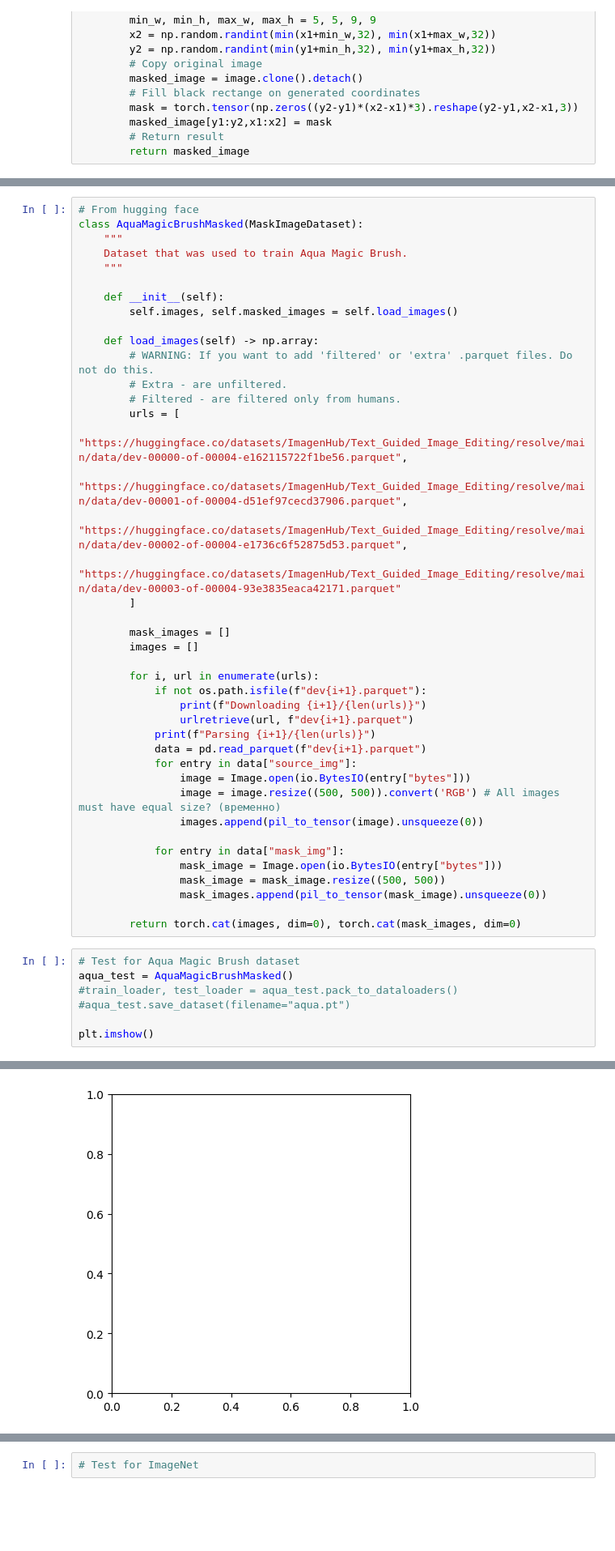
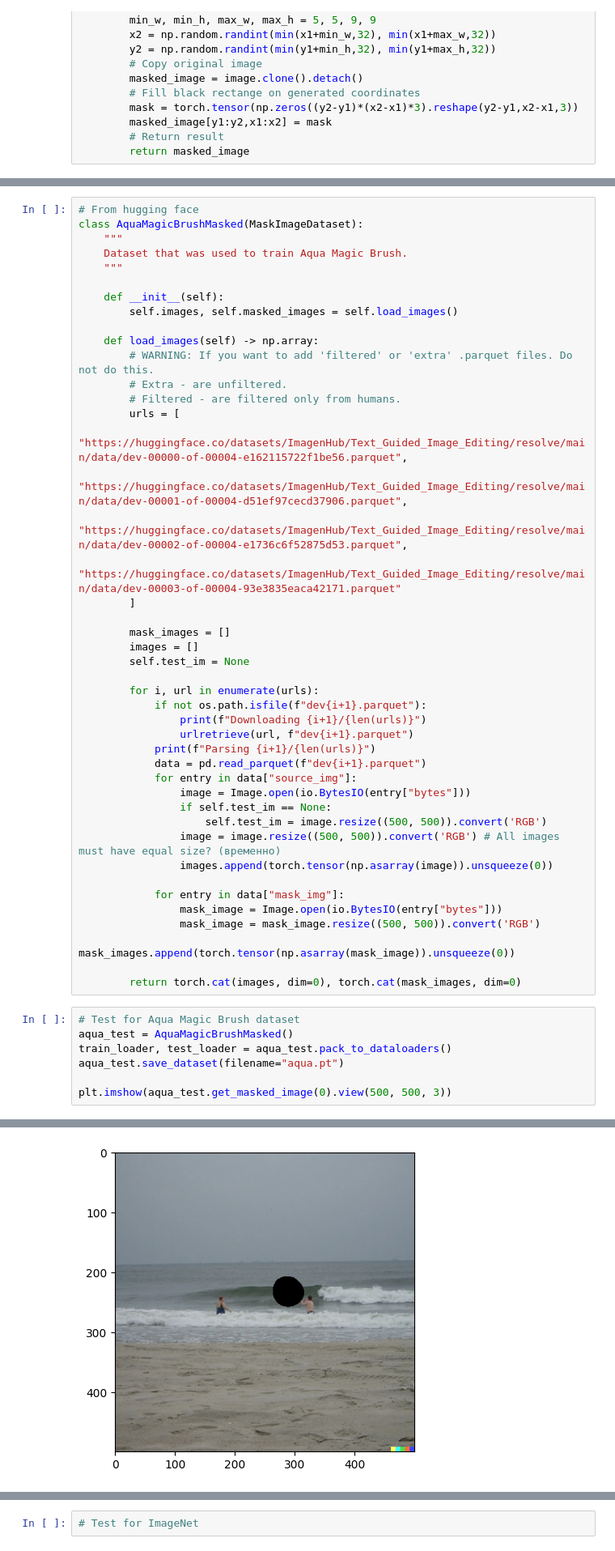
Before and after one commit to Nagim123/DeepImageInpainting, a Jupyter notebook: notebooks/image_inpainting.ipynb, the cells around one changed output, grey strips where cells are left out. Shown: that part at 81% size. Cells and saved outputs as stored; diff of their text form; blank space fills up the shorter version.

Commit message:
Finish Aqua Brush Dataset

```diff
--- a/notebooks/image_inpainting.ipynb
+++ b/notebooks/image_inpainting.ipynb
@@ -144,6 +146,7 @@ class AquaMagicBrushMasked(MaskImageDataset):
 
         mask_images = []
         images = []
+        self.test_im = None
 
         for i, url in enumerate(urls):
             if not os.path.isfile(f"dev{i+1}.parquet"):
@@ -153,22 +156,24 @@ class AquaMagicBrushMasked(MaskImageDataset):
             data = pd.read_parquet(f"dev{i+1}.parquet")
             for entry in data["source_img"]:
                 image = Image.open(io.BytesIO(entry["bytes"]))
+                if self.test_im == None:
+                    self.test_im = image.resize((500, 500)).convert('RGB')
                 image = image.resize((500, 500)).convert('RGB') # All images must have equal size? (временно)
-                images.append(pil_to_tensor(image).unsqueeze(0))
+                images.append(torch.tensor(np.asarray(image)).unsqueeze(0))
 
             for entry in data["mask_img"]:
                 mask_image = Image.open(io.BytesIO(entry["bytes"]))
-                mask_image = mask_image.resize((500, 500))
-                mask_images.append(pil_to_tensor(mask_image).unsqueeze(0))
+                mask_image = mask_image.resize((500, 500)).convert('RGB')
+                mask_images.append(torch.tensor(np.asarray(mask_image)).unsqueeze(0))
 
         return torch.cat(images, dim=0), torch.cat(mask_images, dim=0)
 # %%
 # Test for Aqua Magic Brush dataset
 aqua_test = AquaMagicBrushMasked()
-#train_loader, test_loader = aqua_test.pack_to_dataloaders()
-#aqua_test.save_dataset(filename="aqua.pt")
+train_loader, test_loader = aqua_test.pack_to_dataloaders()
+aqua_test.save_dataset(filename="aqua.pt")
 
-plt.imshow()
+plt.imshow(aqua_test.get_masked_image(0).view(500, 500, 3))
 # %% [output]
 Parsing 1/4
 Parsing 2/4
@@ -178 +183 @@ TypeError: ignored
-[figure, old version]
+[figure, new version]
```
Also changed, not shown: parts of 3 cells of this notebook.
